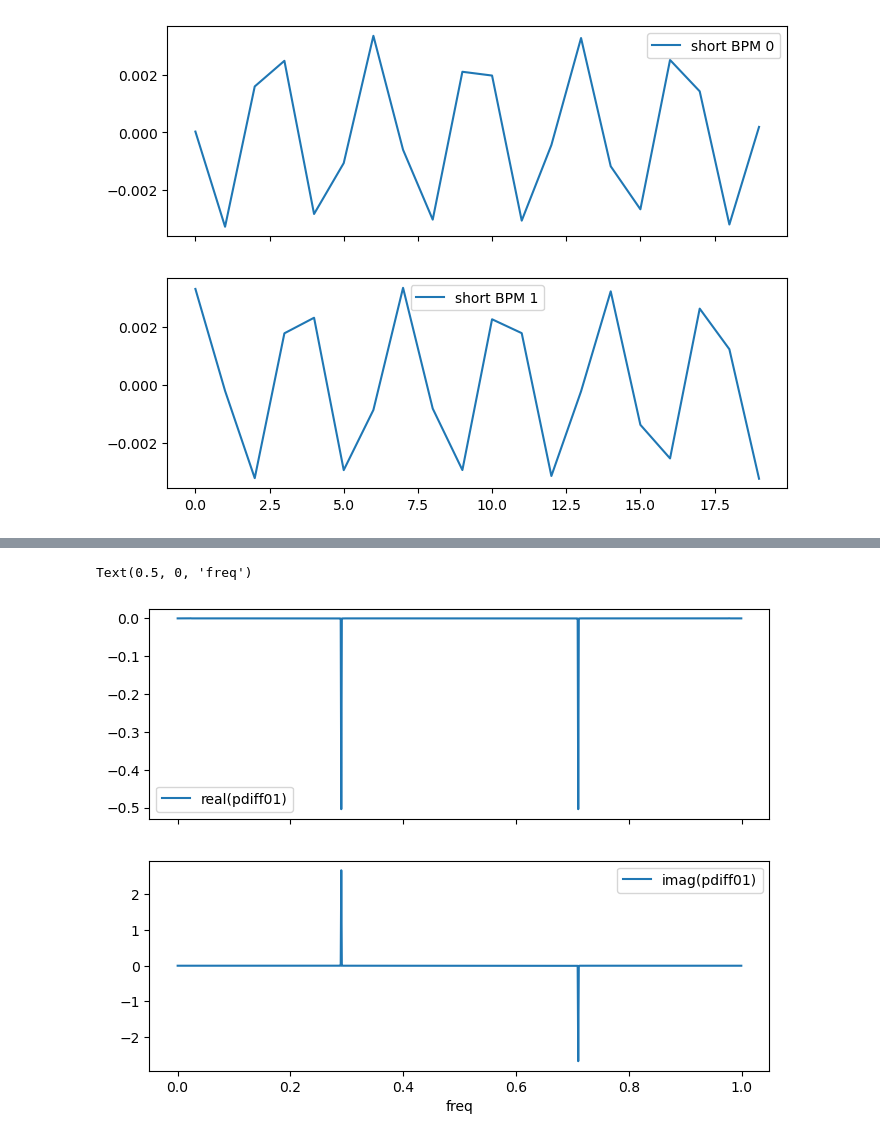
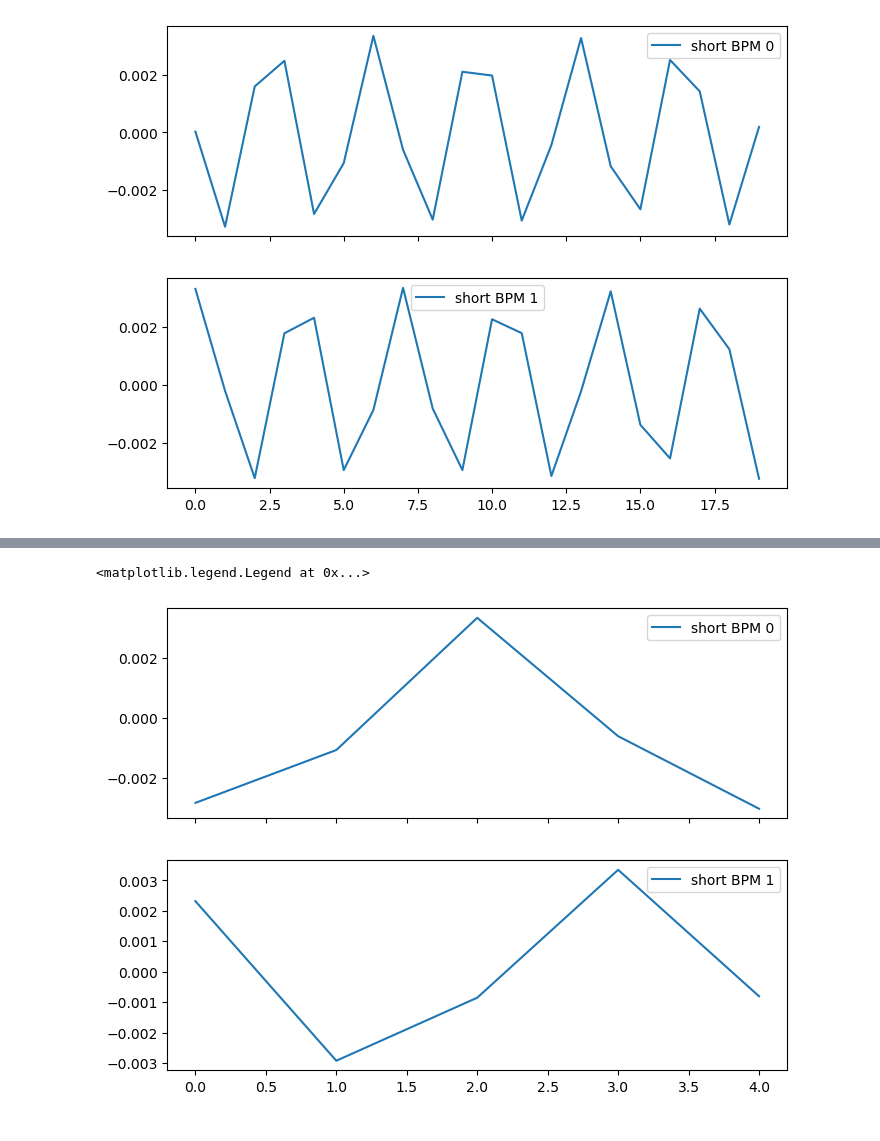
Before and after one commit to fnalacceleratormodeling/synergia2, a Jupyter notebook: examples/bpm_tracking/BPM_tracking.ipynb, the cells around one changed output, grey strips where cells are left out. Drawn from its saved outputs; the diff is of its cells as text; code cells hidden in the pictures.

```diff
--- a/examples/bpm_tracking/BPM_tracking.ipynb
+++ b/examples/bpm_tracking/BPM_tracking.ipynb
@@ -115,12 +145,11 @@ Text(0.5, 0, 'freq')
-# %%
-pdiff01 = bpmsx0t * bpmsx1t.conj()
-f = np.arange(N)*df
-fig, ax = plt.subplots(2, 1, sharex=True)
-ax[0].plot(f, pdiff01.real, label='real(pdiff01)')
-ax[0].legend(loc='best')
-ax[1].plot(f, pdiff01.imag, label='imag(pdiff01)')
-ax[1].legend(loc='best')
-ax[1].set_xlabel('freq')
-# %% [output]
-Text(0.5, 0, 'freq')
-[figure, removed]
+# %%
+# expand BPM plot
+# plot consecutive BPMs to see phase shift (I hope)
+fig, ax = plt.subplots(2, 1, sharex=True)
+ax[0].plot(bpm_sx[0:480:24][4:9], label='short BPM 0')
+ax[0].legend(loc='best')
+ax[1].plot(bpm_sx[1:481:24][4:9], label='short BPM 1')
+ax[1].legend(loc='best')
+# %% [output]
+<matplotlib.legend.Legend at 0x...>
+[figure, added]
```
Also changed, not shown: parts of 11 cells of this notebook, 1 other file.
